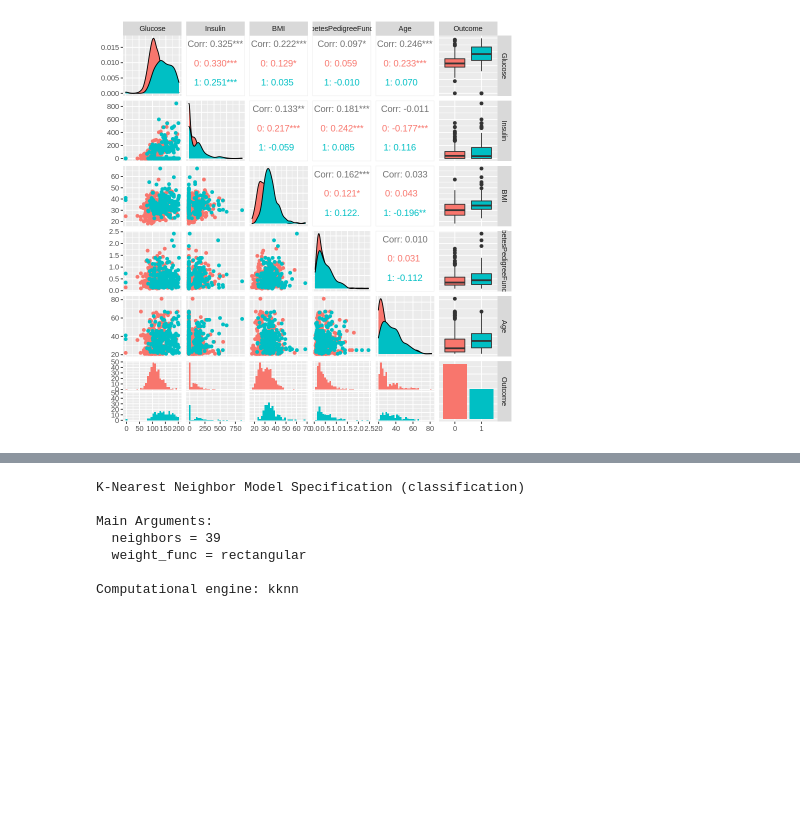
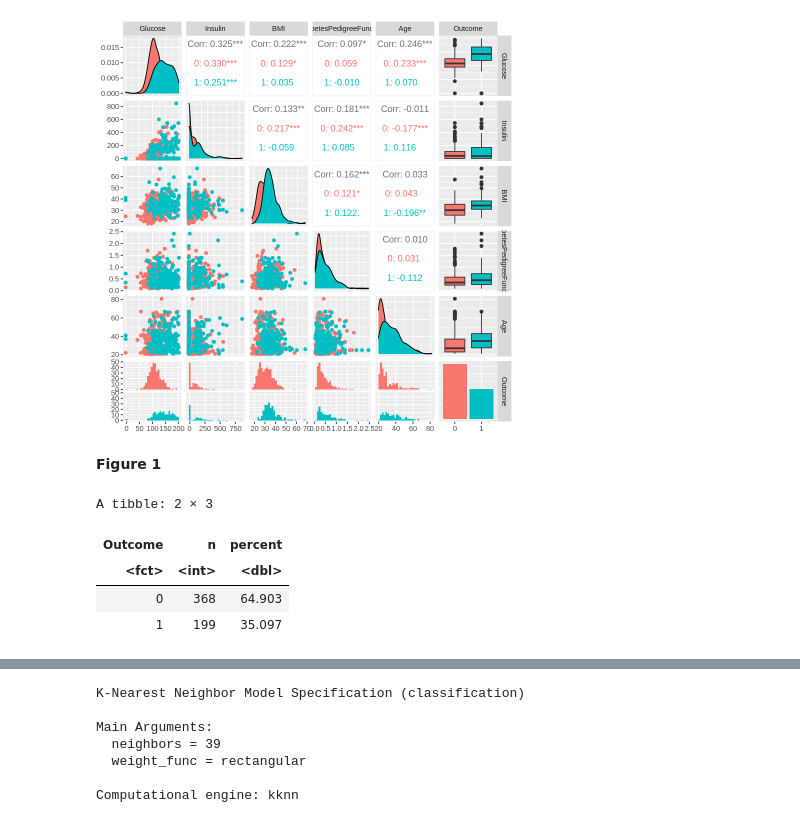
Before and after one commit to aayus-h/Diabetes_Classifier, a Jupyter notebook: group_project.ipynb, the cells around one changed output, grey strips where cells are left out. Drawn from its saved outputs; the diff is of its cells as text; code cells hidden in the pictures; blank space fills up the shorter version.

```diff
--- a/group_project.ipynb
+++ b/group_project.ipynb
@@ -173,3 +178,18 @@ ggpairs(diabetes_training, ggplot2::aes(colour = Outcome))
 
 `stat_bin()` using `bins = 30`. Pick better value with `binwidth`.
 [figure]
+# %% [markdown]
+**Figure 1**
+# %%
+diabetes_proportions <- diabetes_training |>
+group_by(Outcome) |>
+summarize(n=n()) |>
+mutate(percent = 100*n/nrow(diabetes_training))
+
+diabetes_proportions
+# %% [output]
+A tibble: 2 × 3
+| Outcome | n | percent |
+| <fct> | <int> | <dbl> |
+| 0 | 368 | 64.903 |
+| 1 | 199 | 35.097 |
```
Also changed, not shown: parts of 8 cells of this notebook.
